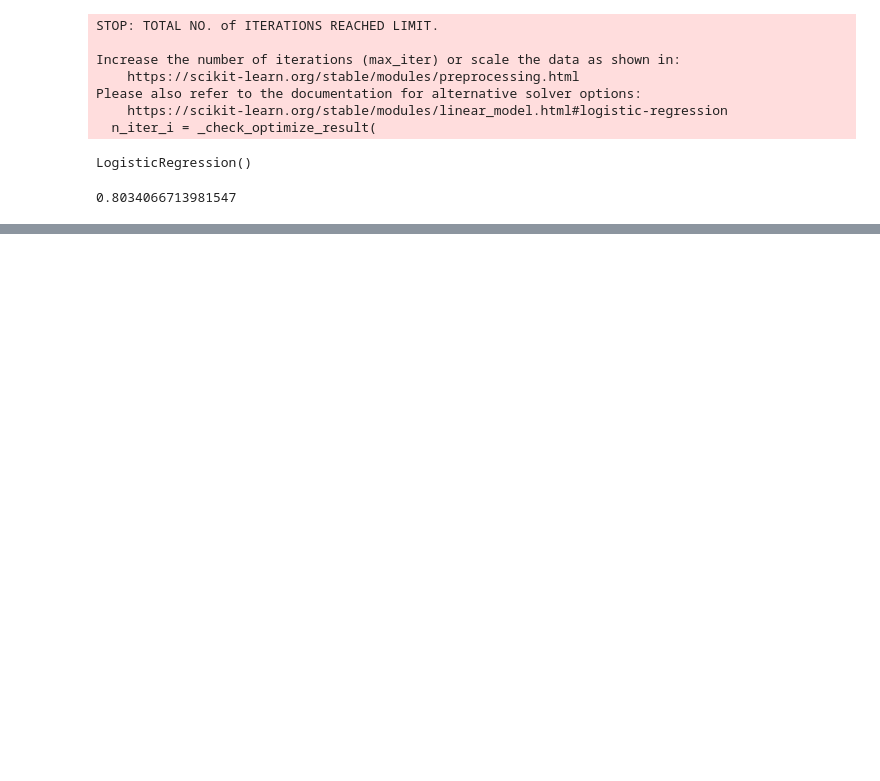
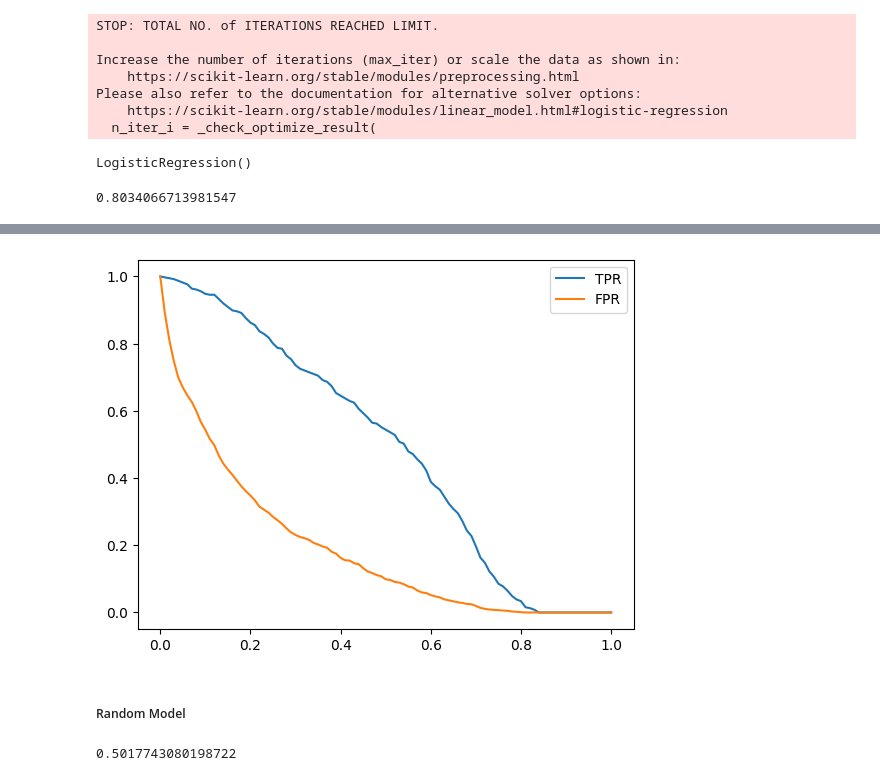
Before and after one commit to agudze-silas/ml-zoomcamp, a Jupyter notebook: week-4/notebook.ipynb, the cells around one changed output, grey strips where cells are left out. Drawn from its saved outputs; the diff is of its cells as text; code cells hidden in the pictures; blank space fills up the shorter version.

```diff
--- a/week-4/notebook.ipynb
+++ b/week-4/notebook.ipynb
@@ -101,0 +152,3 @@ churn_decision = (y_pred >= 0.5)
+# %%
+fp = (predict_positive & actual_negative).sum()
+fn = (predict_negative & actual_positive).sum()
@@ -101,0 +198,18 @@ churn_decision = (y_pred >= 0.5)
+# %%
+scores = []
+thresholds = np.linspace(0,1,101)
+
+for t in thresholds:
+    actual_positive = (y_val == 1)
+    actual_negative = (y_val == 0)
+
+    predict_positive = (y_pred >= t)
+    predict_negative = (y_pred < t)
+
+    tp = (predict_positive & actual_positive).sum()
+    tn = (predict_negative & actual_negative).sum()
+
+    fp = (predict_positive & actual_negative).sum()
+    fn = (predict_negative & actual_positive).sum()
+
+    scores.append((t,tp,fp,fn,tn))
@@ -101,0 +236,9 @@ churn_decision = (y_pred >= 0.5)
+# %%
+columns = ['threshold','tp','fp','fn','tn']
+scores_df = pd.DataFrame(scores, columns=columns)
+
+scores_df['tpr'] = scores_df.tp / (scores_df.tp + scores_df.fn)
+scores_df['fpr'] = scores_df.fp / (scores_df.fp + scores_df.tn)
+# %%
+scores_df['tpr'] = scores_df.tp / (scores_df.tp + scores_df.fn)
+scores_df['fpr'] = scores_df.fp / (scores_df.fp + scores_df.tn)
@@ -101,0 +259,9 @@ churn_decision = (y_pred >= 0.5)
+# %%
+plt.plot(scores_df.threshold,scores_df['tpr'],label='TPR')
+plt.plot(scores_df.threshold, scores_df['fpr'],label='FPR')
+plt.legend()
+plt.show()
+# %% [output]
+[figure, added]
+# %% [markdown]
+##### Random Model
@@ -101,0 +271,4 @@ churn_decision = (y_pred >= 0.5)
+# %%
+((y_rand >= 0.5) == y_val).mean()
+# %% [output]
+0.5017743080198722
```
Also changed, not shown: parts of 44 cells of this notebook.
